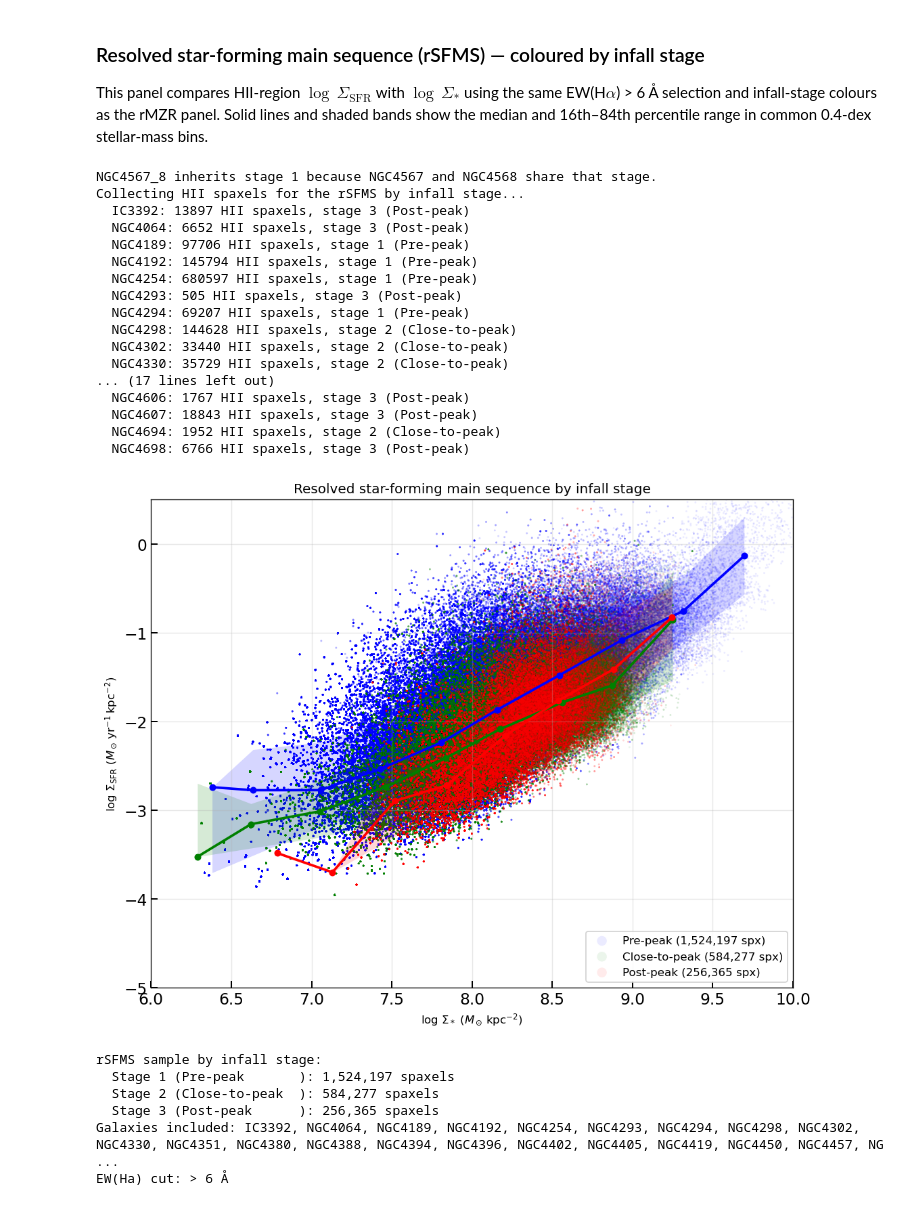
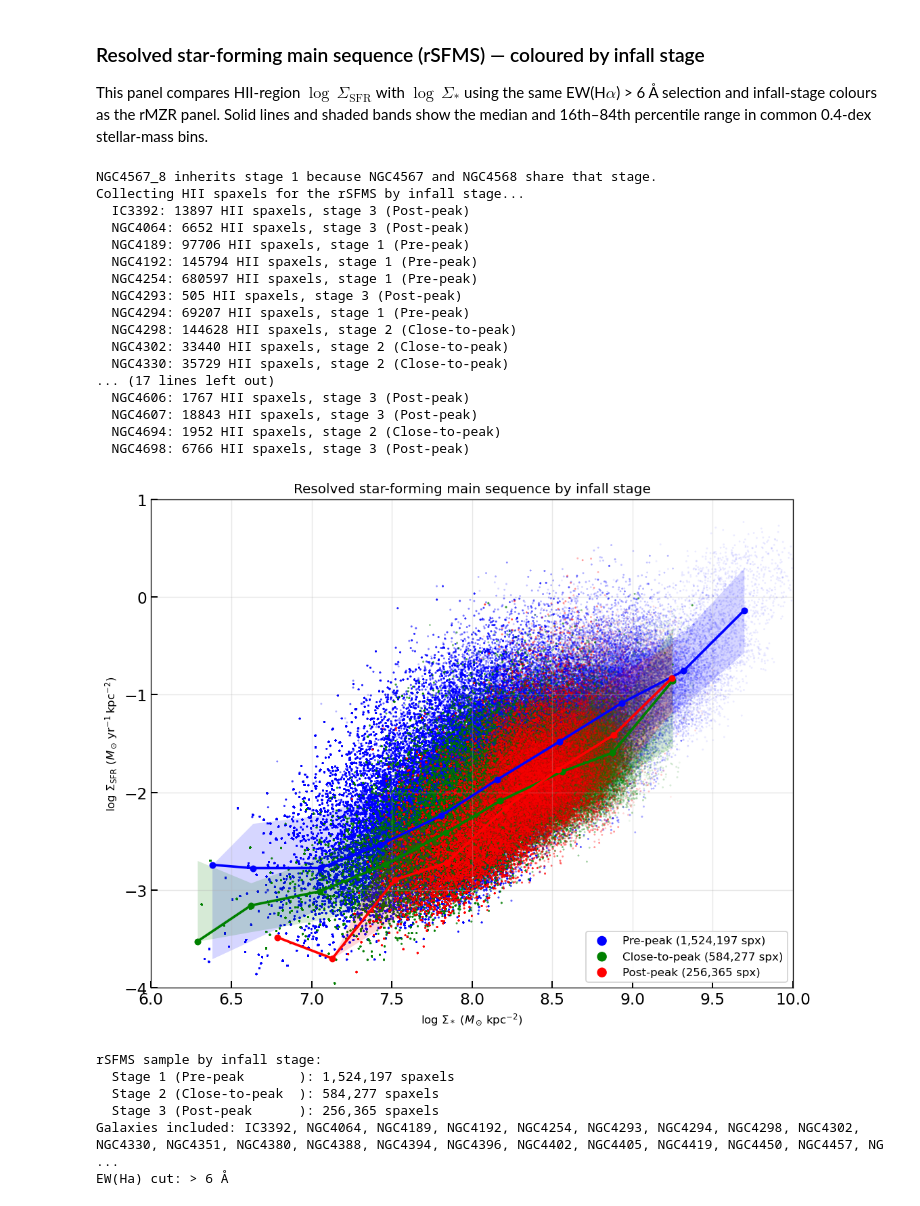
Before and after one commit to Rongjun-ANU/ICRAR-MAUVE, a Jupyter notebook: further/20260730_initial_check_rSFMS_rMZR_infall.ipynb, the cells around one changed output. Saved outputs shown, nothing was run; the diff lists cells and outputs as text; code cells hidden in the pictures.

```diff
--- a/further/20260730_initial_check_rSFMS_rMZR_infall.ipynb
+++ b/further/20260730_initial_check_rSFMS_rMZR_infall.ipynb
@@ -2230,7 +2230,7 @@ colours as the rMZR panel. Solid lines and shaded bands show the median and
 # %%
 # rSFMS by infall stage, using HII-only SFR surface-density maps.
 RSFMS_XRANGE = (6.0, 10.0)
-RSFMS_YRANGE = (-5.0, 0.5)
+RSFMS_YRANGE = (-4.0, 1.0)
 RSFMS_BIN_WIDTH = 0.4
 RSFMS_MIN_PIXELS_PER_BIN = 20
 
@@ -2373,39 +2373,41 @@ ax.set(
     title="Resolved star-forming main sequence by infall stage",
 )
 ax.grid(True, alpha=0.3)
-ax.legend(loc="lower right", framealpha=0.9, markerscale=5)
+legend = ax.legend(loc="lower right", framealpha=0.9, markerscale=5)
+for handle in legend.legend_handles:
+    handle.set_alpha(1.0)
 plt.tight_layout()
 # plt.savefig(OUTDIR / "MAUVE_MUSE_rSFMS_infall_EW.png", dpi=600, bbox_inches="tight")
 # plt.savefig(OUTDIR / "MAUVE_MUSE_rSFMS_infall_EW.pdf", bbox_inches="tight")
 plt.show()
 
 print("\nrSFMS sample by infall stage:")
 for stage in [1, 2, 3]:
     print(
         f"  Stage {stage} ({rsfms_infall_labels[stage]:15s}): "
         f"{stage_logSigmaM_rsfms[stage].size:,} spaxels"
     )
 print(f"Galaxies included: {', '.join(included_rsfms_galaxies)}")
 print(f"EW(Ha) cut: > {EW_MIN:g} Å")
 # %% [output]
 NGC4567_8 inherits stage 1 because NGC4567 and NGC4568 share that stage.
 Collecting HII spaxels for the rSFMS by infall stage...
   IC3392: 13897 HII spaxels, stage 3 (Post-peak)
   NGC4064: 6652 HII spaxels, stage 3 (Post-peak)
   NGC4189: 97706 HII spaxels, stage 1 (Pre-peak)
   NGC4192: 145794 HII spaxels, stage 1 (Pre-peak)
   NGC4254: 680597 HII spaxels, stage 1 (Pre-peak)
   NGC4293: 505 HII spaxels, stage 3 (Post-peak)
   NGC4294: 69207 HII spaxels, stage 1 (Pre-peak)
   NGC4298: 144628 HII spaxels, stage 2 (Close-to-peak)
   NGC4302: 33440 HII spaxels, stage 2 (Close-to-peak)
   NGC4330: 35729 HII spaxels, stage 2 (Close-to-peak)
 ... (17 lines left out)
   NGC4606: 1767 HII spaxels, stage 3 (Post-peak)
   NGC4607: 18843 HII spaxels, stage 3 (Post-peak)
   NGC4694: 1952 HII spaxels, stage 2 (Close-to-peak)
   NGC4698: 6766 HII spaxels, stage 3 (Post-peak)
-[figure, old version]
+[figure, new version]
 rSFMS sample by infall stage:
   Stage 1 (Pre-peak       ): 1,524,197 spaxels
   Stage 2 (Close-to-peak  ): 584,277 spaxels
```
Also changed, not shown: parts of 4 cells of this notebook, 3 other files.
